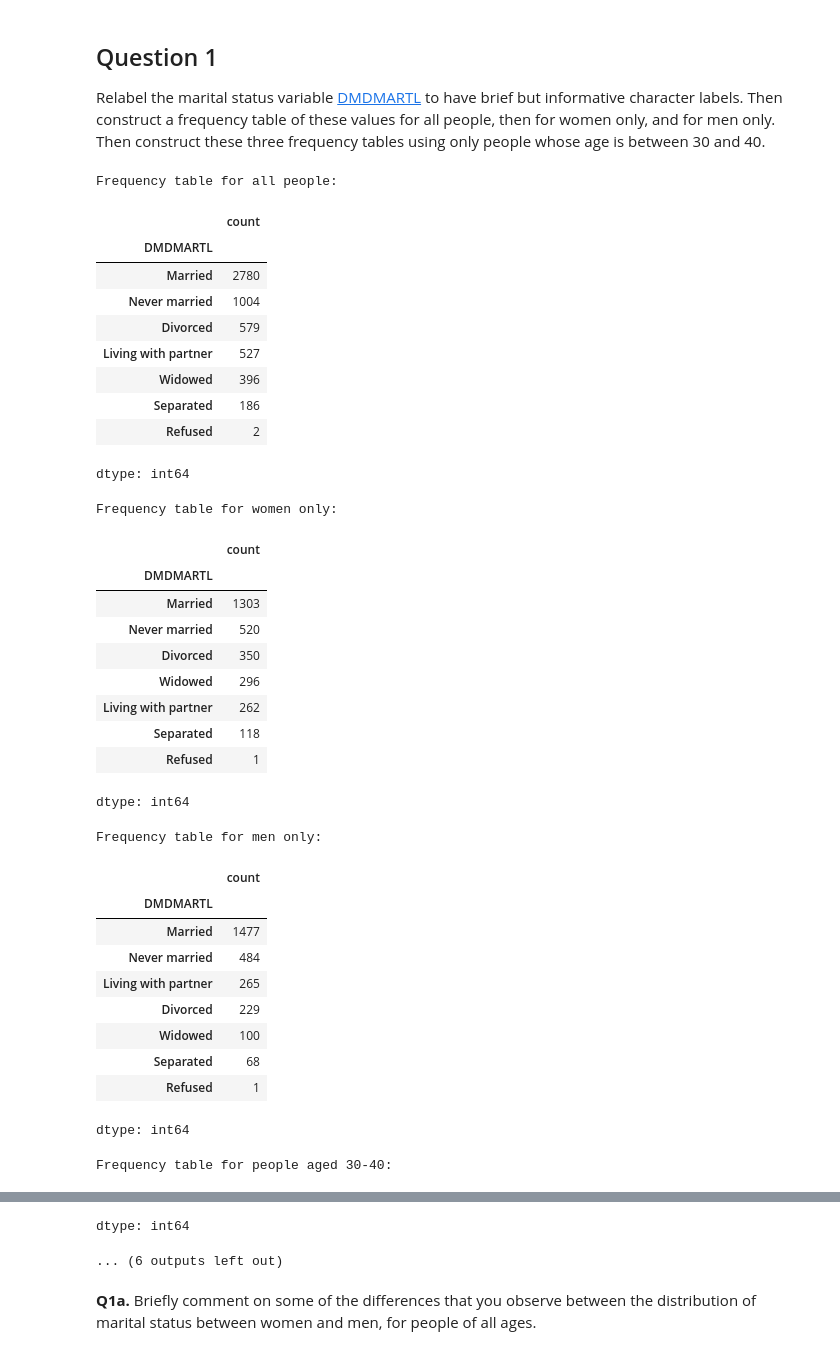
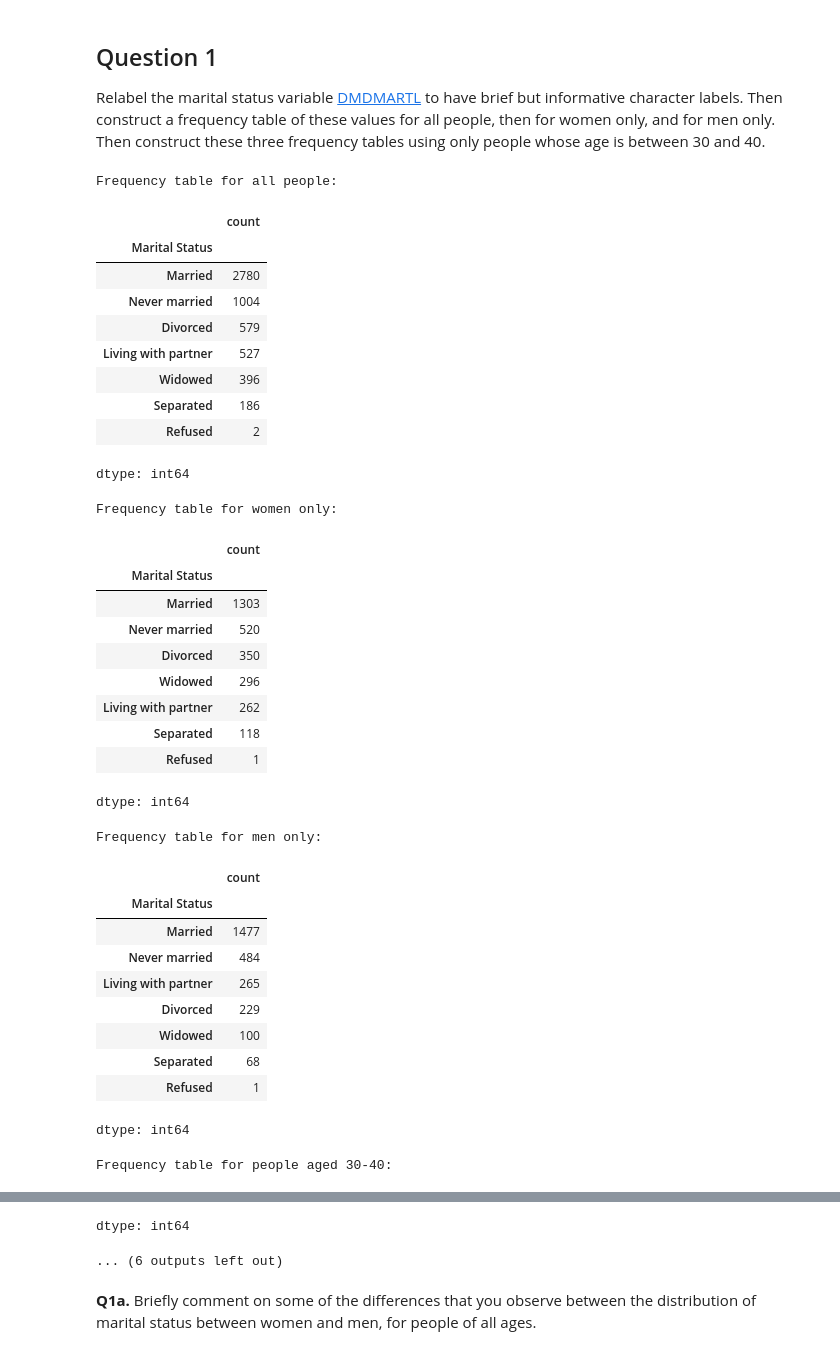
Before and after one commit to emirmaciastec/MEM_M-todos_estadisticos, a Jupyter notebook: lab2_4_nhanes_univariate_practice_HW2.ipynb, the cells around one changed output, grey strips where cells are left out. Cells and saved outputs as stored; diff of their text form; code cells hidden in the pictures.

```diff
--- a/lab2_4_nhanes_univariate_practice_HW2.ipynb
+++ b/lab2_4_nhanes_univariate_practice_HW2.ipynb
@@ -36,47 +36,49 @@ da.head()
 Relabel the marital status variable [DMDMARTL](https://wwwn.cdc.gov/Nchs/Nhanes/2015-2016/DEMO_I.htm#DMDMARTL) to have brief but informative character labels.  Then construct a frequency table of these values for all people, then for women only, and for men only.  Then construct these three frequency tables using only people whose age is between 30 and 40.
 # %%
 # insert your code here
-da['DMDMARTL'] = da['DMDMARTL'].replace({
+da = da.rename(columns={'DMDMARTL': 'Marital Status'})
+
+da['Marital Status'] = da['Marital Status'].replace({
     1.0: 'Married',
     2.0: 'Widowed',
     3.0: 'Divorced',
     4.0: 'Separated',
     5.0: 'Never married',
     6.0: 'Living with partner',
     77.0: 'Refused',
     99.0: 'Don\'t know'
 })
 
 # Frequency table for all people
 print("Frequency table for all people:")
-display(da['DMDMARTL'].value_counts())
+display(da['Marital Status'].value_counts())
 
 # Frequency table for women only
 print("\nFrequency table for women only:")
-display(da[da['RIAGENDR'] == 2]['DMDMARTL'].value_counts())
+display(da[da['RIAGENDR'] == 2]['Marital Status'].value_counts())
 
 # Frequency table for men only
 print("\nFrequency table for men only:")
-display(da[da['RIAGENDR'] == 1]['DMDMARTL'].value_counts())
+display(da[da['RIAGENDR'] == 1]['Marital Status'].value_counts())
 
 # Frequency table for people aged 30-40
 print("\nFrequency table for people aged 30-40:")
 age_30_40 = da[(da['RIDAGEYR'] >= 30) & (da['RIDAGEYR'] <= 40)]
-display(age_30_40['DMDMARTL'].value_counts())
+display(age_30_40['Marital Status'].value_counts())
 
 # Frequency table for women aged 30-40
 print("\nFrequency table for women aged 30-40:")
 women_30_40 = age_30_40[age_30_40['RIAGENDR'] == 2]
-display(women_30_40['DMDMARTL'].value_counts())
+display(women_30_40['Marital Status'].value_counts())
 
 # Frequency table for men aged 30-40
 print("\nFrequency table for men aged 30-40:")
 men_30_40 = age_30_40[age_30_40['RIAGENDR'] == 1]
-display(men_30_40['DMDMARTL'].value_counts())
+display(men_30_40['Marital Status'].value_counts())
 # %% [output]
 Frequency table for all people:
 |  | count |
-| DMDMARTL |  |
+| Marital Status |  |
 | Married | 2780 |
 | Never married | 1004 |
 | Divorced | 579 |
@@ -87,7 +89,7 @@ Frequency table for all people:
 dtype: int64
 Frequency table for women only:
 |  | count |
-| DMDMARTL |  |
+| Marital Status |  |
 | Married | 1303 |
 | Never married | 520 |
 | Divorced | 350 |
@@ -98,7 +100,7 @@ Frequency table for women only:
 dtype: int64
 Frequency table for men only:
 |  | count |
-| DMDMARTL |  |
+| Marital Status |  |
 | Married | 1477 |
 | Never married | 484 |
 | Living with partner | 265 |
```
Also changed, not shown: parts of 1 cell of this notebook.
